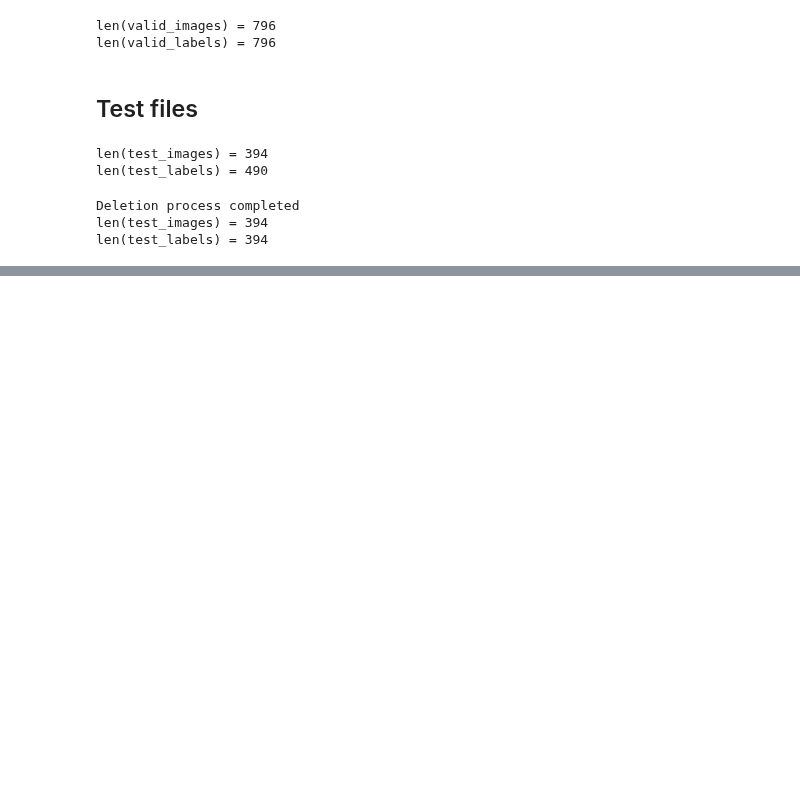
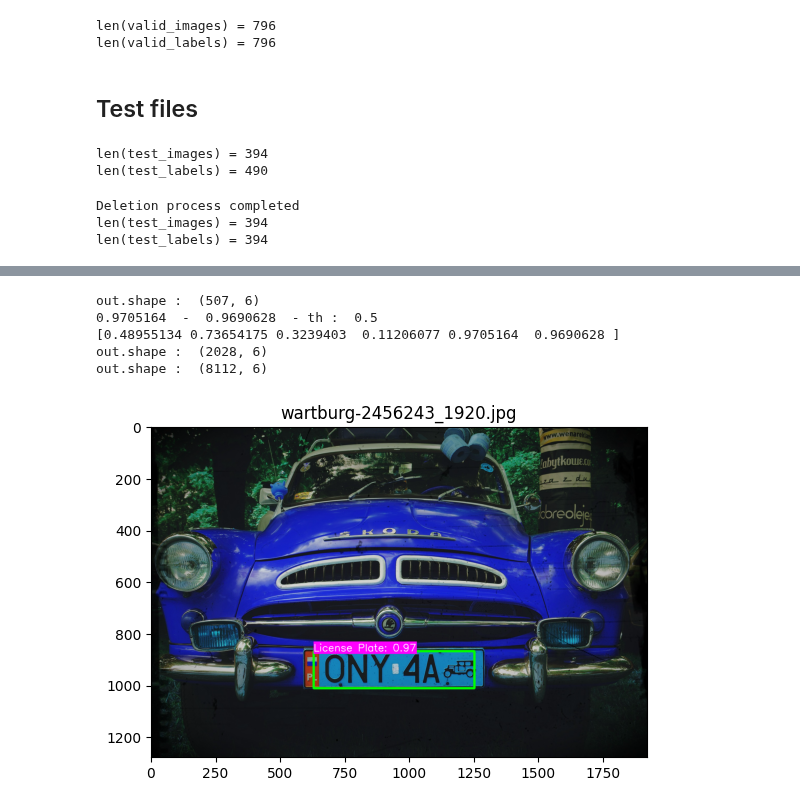
Before and after one commit to Mykhailo20/DS_Bootcamp_2023, a Jupyter notebook: Homework_10/Analysis/Select_Data.ipynb, the cells around one changed output, grey strips where cells are left out. Cells and saved outputs as stored; diff of their text form; code cells hidden in the pictures; blank space fills up the shorter version.

```diff
--- a/Homework_10/Analysis/Select_Data.ipynb
+++ b/Homework_10/Analysis/Select_Data.ipynb
@@ -357,0 +368,7 @@ len(test_labels) = 394
+# %%
+# Initialize the parameters
+confThreshold = 0.5  # Confidence threshold
+nmsThreshold = 0.4  # Non-maximum suppression threshold
+
+inpWidth = 416  # 608     # Width of network's input image
+inpHeight = 416  # 608     # Height of network's input image
@@ -357,0 +390,7 @@ len(test_labels) = 394
+# %%
+# Get the names of the output layers
+def getOutputsNames(net):
+    # Get the names of all the layers in the network
+    layersNames = net.getLayerNames()
+    # Get the names of the output layers, i.e. the layers with unconnected outputs
+    return [layersNames[i - 1] for i in net.getUnconnectedOutLayers()]
@@ -357,0 +469,9 @@ len(test_labels) = 394
+# %%
+image_dir = 'yolo-license-plate-detection\data'
+
+if not os.path.isdir(image_dir):
+    print("Input image dir ", image_dir, " doesn't exist")
+for image_name in [k for k in os.listdir(image_dir) if 'out_py' not in k]:
+    # os.system('python object_detection_yolo.py --image={}'.format(os.path.join(image_dir, image_path)))
+    image_path = os.path.join(image_dir, image_name)
+    print(f"Image_path = {image_path}")
@@ -357,0 +486,26 @@ len(test_labels) = 394
+# %%
+frame = cv2.imread(image_path)
+
+# Create a 4D blob from the frame
+blob = cv2.dnn.blobFromImage(frame, 1/255, (inpWidth, inpHeight), [0, 0, 0], 1, crop=False)
+
+# Set input to the network
+net.setInput(blob)
+
+# Run forward pass and get output
+outs = net.forward(getOutputsNames(net))
+
+# Remove bounding boxes with low confidence and draw predictions
+postprocess(frame, outs)
+
+# Display the resulting frame
+plt.imshow(frame)
+plt.title(image_name)
+plt.show()
+# %% [output]
+out.shape :  (507, 6)
+0.9705164  -  0.9690628  - th :  0.5
+[0.48955134 0.73654175 0.3239403  0.11206077 0.9705164  0.9690628 ]
+out.shape :  (2028, 6)
+out.shape :  (8112, 6)
+[figure, added]
```
Also changed, not shown: parts of 6 cells of this notebook.
